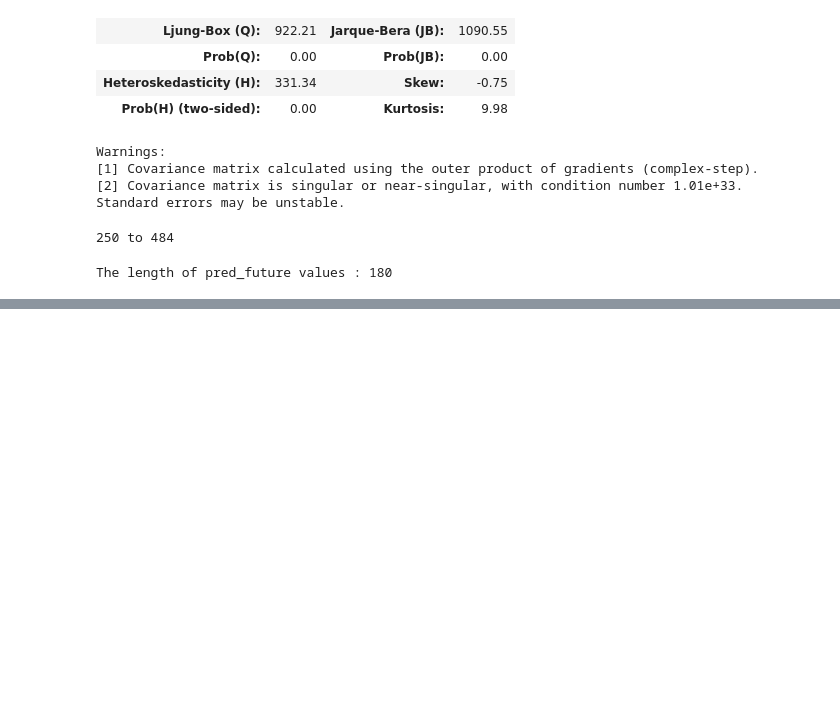
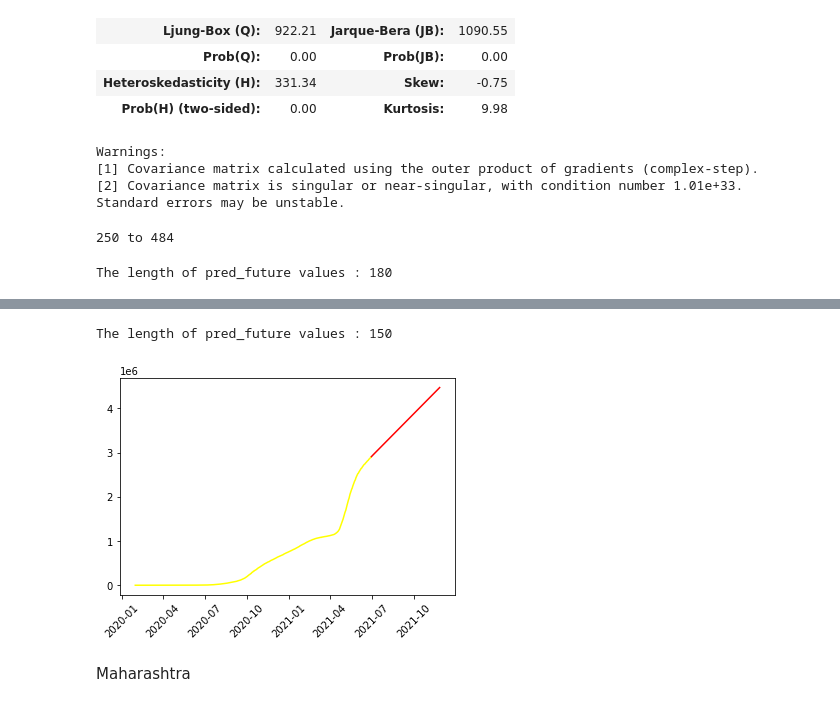
Before and after one commit to surbhimgr/covid-data-prediction, a Jupyter notebook: ARIMA model covid data .ipynb, the cells around one changed output, grey strips where cells are left out. Saved outputs shown, nothing was run; the diff lists cells and outputs as text; code cells hidden in the pictures; blank space fills up the shorter version.

```diff
--- a/ARIMA model covid data .ipynb
+++ b/ARIMA model covid data .ipynb
@@ -243,0 +261,2 @@ plt.show()
+# %%
+df2=df.drop(columns=['Sno','Time','ConfirmedIndianNational','ConfirmedForeignNational','Cured','Deaths'])
@@ -243,0 +265,3 @@ plt.show()
+# %%
+df_kr=df2[df2['State/UnionTerritory']=='Kerala']
+df_kr.head()
@@ -243,0 +306,17 @@ plt.show()
+# %%
+arima_model_424 = ARIMA(df_kr['Confirmed'].dropna(), order=(1,2,5)).fit()
+start = df_day.index.get_loc('2020-01-30')
+end = df_day.index.get_loc('2021-06-28')
+predict2= arima_model_424.predict(start=start+1 ,end=end+1, dynamic= False)
+pred_future=arima_model_424.predict(start=len(df_kr)+1,end=len(df_kr)+(150),dynamic=False)
+print("The length of pred_future values :",len(pred_future))
+#plt.plot(df_od['Confirmed'],color='blue')
+plt.plot(predict2,color='yellow')
+plt.plot(pred_future,color='red')
+plt.xticks(rotation=45)
+plt.show()
+# %% [output]
+The length of pred_future values : 150
+[figure, added]
+# %% [markdown]
+Maharashtra
```
Also changed, not shown: parts of 17 cells of this notebook.
